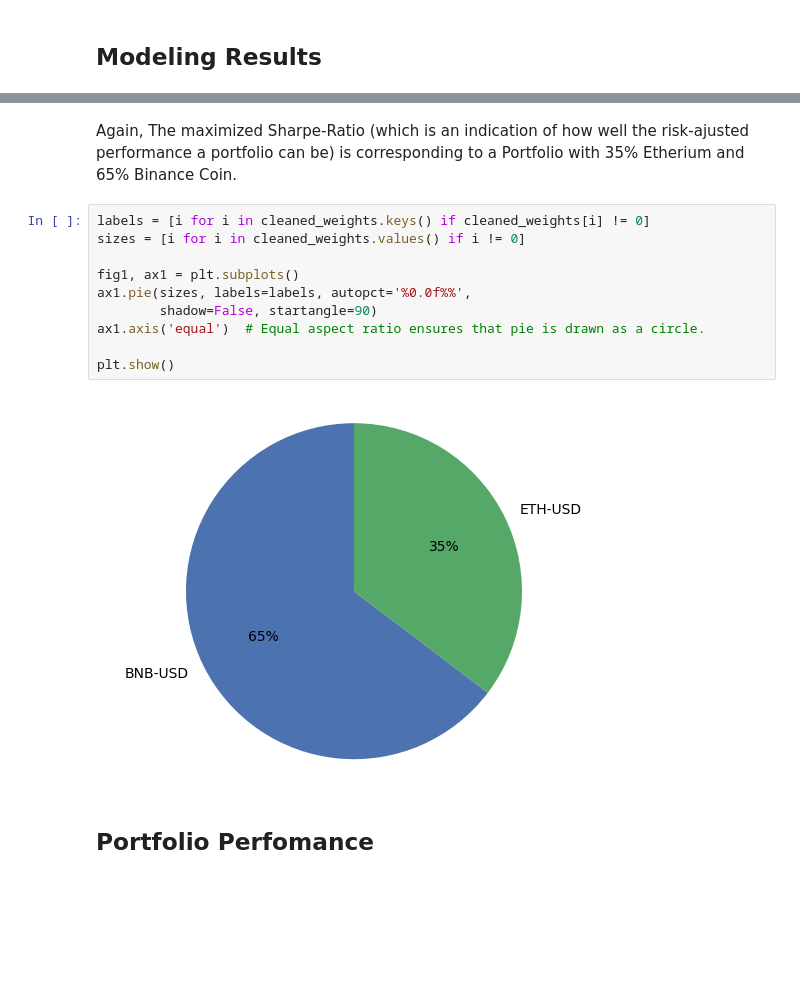
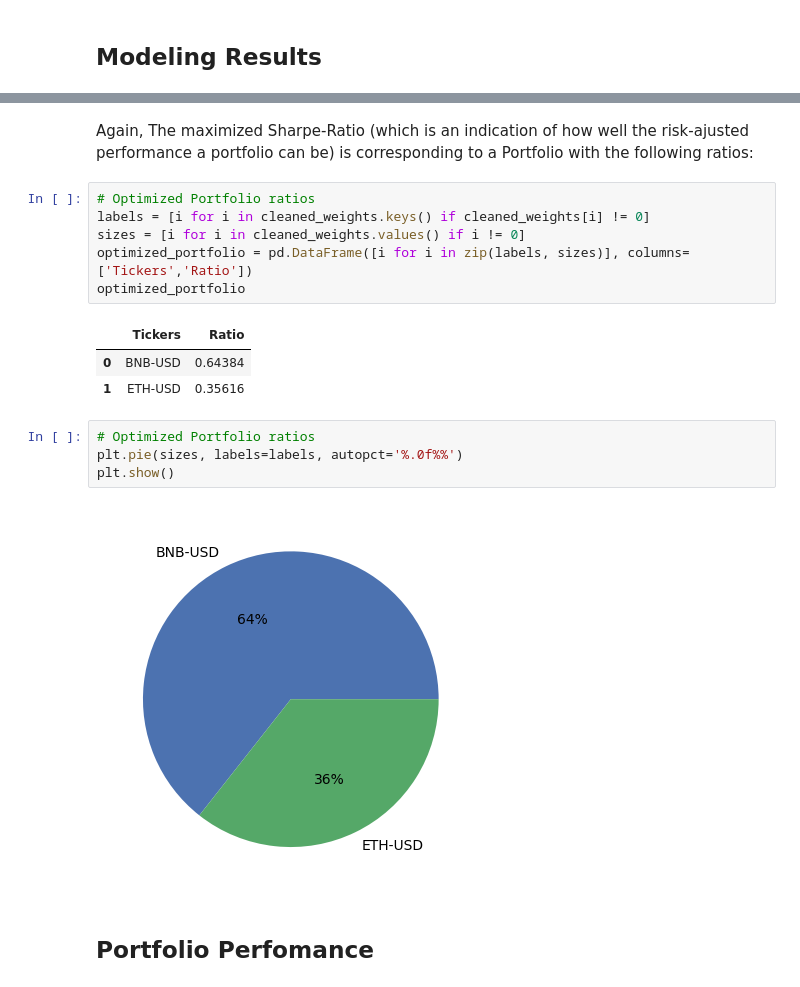
Before and after one commit to mzaoualim/cryptocurrency_portfolio_optimization_app, a Jupyter notebook: crypto_portfolio_optimization.ipynb, the cells around one changed output, grey strips where cells are left out. Drawn from its saved outputs; the diff is of its cells as text; blank space fills up the shorter version.

```diff
--- a/crypto_portfolio_optimization.ipynb
+++ b/crypto_portfolio_optimization.ipynb
@@ -323,17 +327,21 @@ plt.show()
 # %% [markdown]
-Again, The maximized Sharpe-Ratio (which is an indication of how well the risk-ajusted performance a portfolio can be) is corresponding to a Portfolio with 35% Etherium and 65% Binance Coin.
+Again, The maximized Sharpe-Ratio (which is an indication of how well the risk-ajusted performance a portfolio can be) is corresponding to a Portfolio with the following ratios:
 # %%
+# Optimized Portfolio ratios
 labels = [i for i in cleaned_weights.keys() if cleaned_weights[i] != 0]
 sizes = [i for i in cleaned_weights.values() if i != 0]
-
-fig1, ax1 = plt.subplots()
-ax1.pie(sizes, labels=labels, autopct='%0.0f%%',
-        shadow=False, startangle=90)
-ax1.axis('equal')  # Equal aspect ratio ensures that pie is drawn as a circle.
-
-plt.show()
+optimized_portfolio = pd.DataFrame([i for i in zip(labels, sizes)], columns=['Tickers','Ratio'])
+optimized_portfolio
 # %% [output]
-[figure, removed]
+|  | Tickers | Ratio |
+| 0 | BNB-USD | 0.64384 |
+| 1 | ETH-USD | 0.35616 |
+# %%
+# Optimized Portfolio ratios
+plt.pie(sizes, labels=labels, autopct='%.0f%%')
+plt.show()
+# %% [output]
+[figure, added]
 # %% [markdown]
 ## Portfolio Perfomance
 # %%
```
Also changed, not shown: parts of 34 cells of this notebook.
